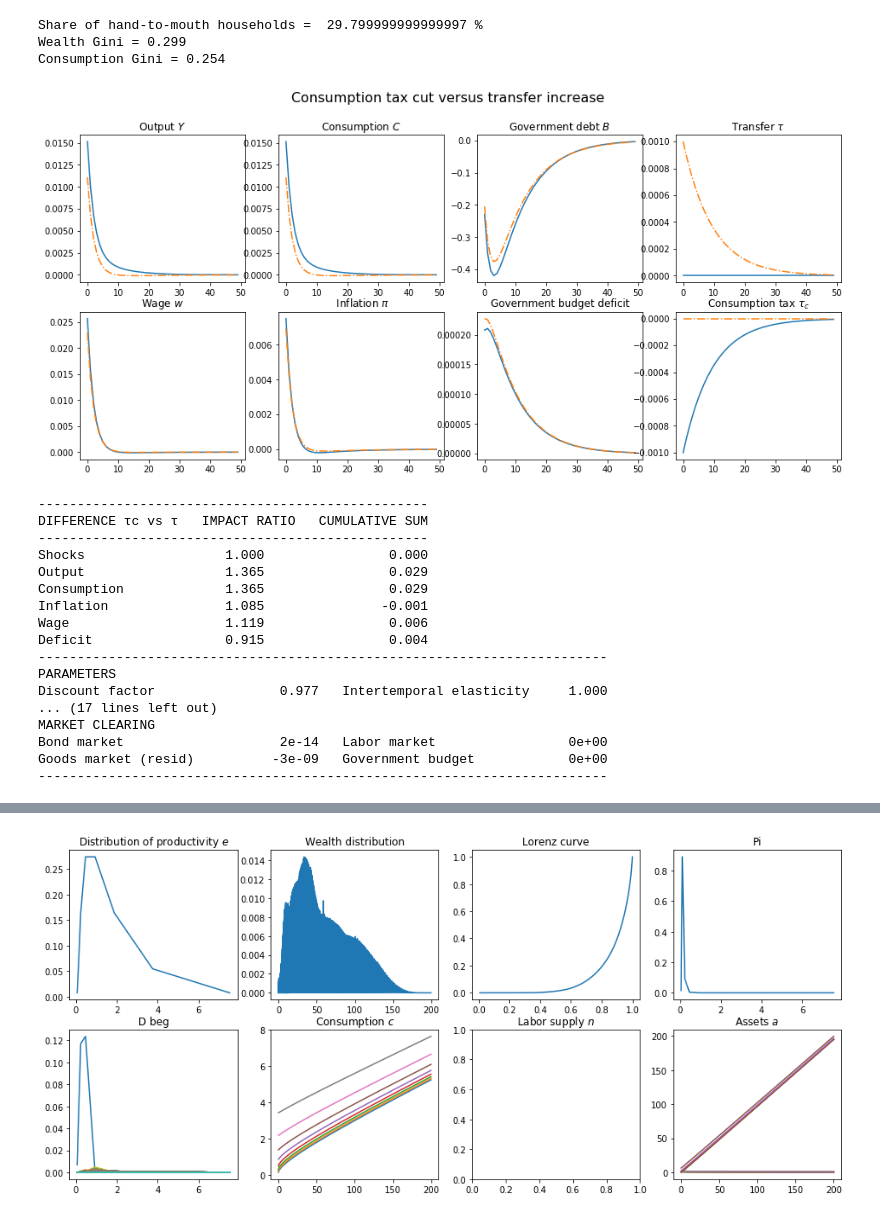
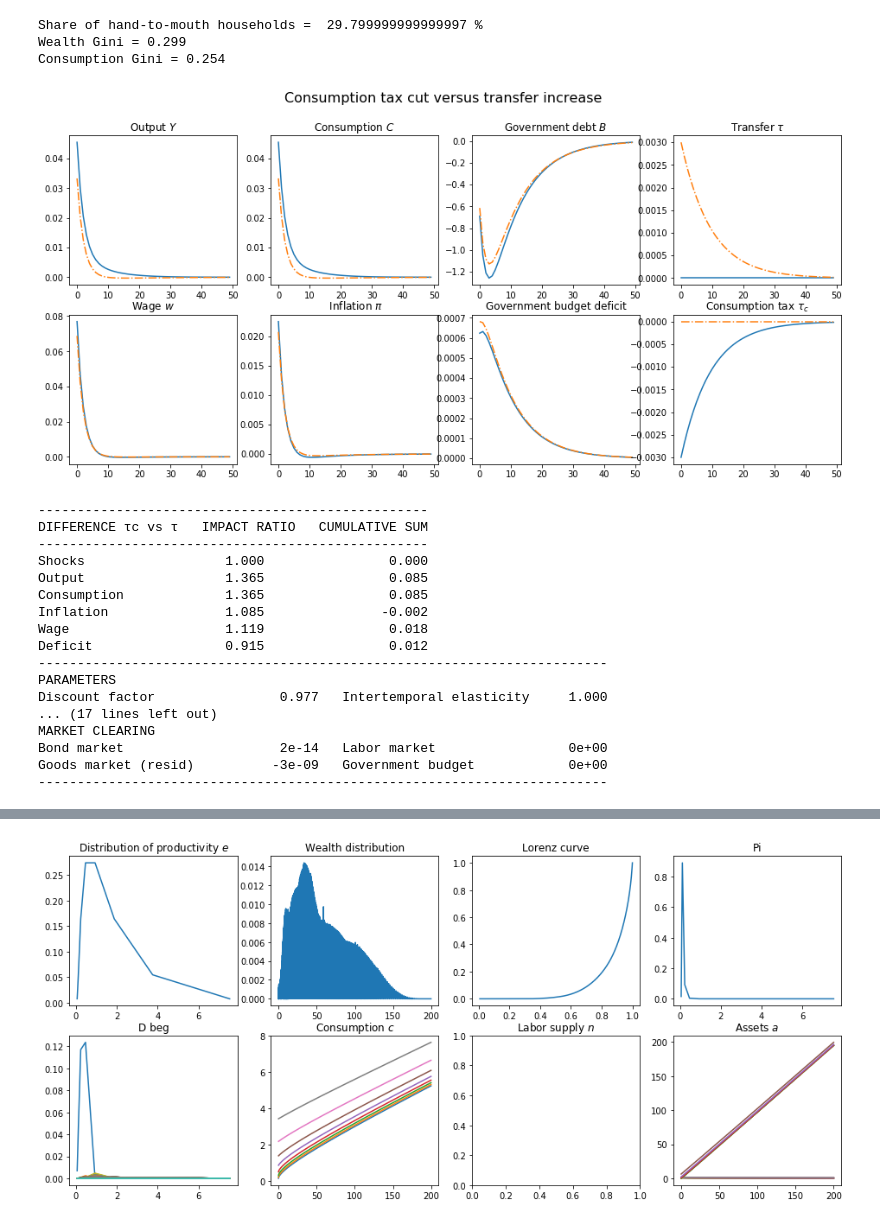
Before and after one commit to danmrc/sequence-jacobian, a Jupyter notebook: notebooks/1 Exogenous transfer + taxes.ipynb, the cells around one changed output, grey strips where cells are left out. Cells and saved outputs as stored; diff of their text form; code cells hidden in the pictures.

```diff
--- a/notebooks/1 Exogenous transfer + taxes.ipynb
+++ b/notebooks/1 Exogenous transfer + taxes.ipynb
@@ -240,8 +240,8 @@ Consumption Gini = 0.254
 # Impulse response functions
 rhos = 0.9
 drstar = -0.02 * rhos ** (np.arange(T)[:, np.newaxis])
-dtstar = 0.01 * rhos ** (np.arange(T)[:, np.newaxis])
-dtauc = - 0.01 * rhos ** (np.arange(T)[:, np.newaxis])
+dtstar = 0.03 * rhos ** (np.arange(T)[:, np.newaxis])
+dtauc = - 0.03 * rhos ** (np.arange(T)[:, np.newaxis])
 
 dY = [G['Y']['rstar'] @ drstar, G['Y']['tauc'] @ dtauc, G['Y']['Transfer'] @ dtstar]
 dC = [G['C']['rstar'] @ drstar, G['C']['tauc'] @ dtauc, G['C']['Transfer'] @ dtstar]
@@ -251,7 +251,7 @@ dw = [G['w']['rstar'] @ drstar, G['w']['tauc'] @ dtauc, G['w']['Transfer'] @ dts
 dP = [G['pi']['rstar'] @ drstar, G['pi']['tauc'] @ dtauc, G['pi']['Transfer'] @ dtstar]
 dp = [G['cpi']['rstar'] @ drstar, G['cpi']['tauc'] @ dtauc, G['cpi']['Transfer'] @ dtstar]
 dr = [G['r']['rstar'] @ drstar, G['r']['tauc'] @ dtauc, G['r']['Transfer'] @ dtstar]
-#dD = [G['Deficit']['rstar'] @ drstar, G['Deficit']['tauc'] @ dtauc, G['Deficit']['Transfer'] @ dtstar]
+dD = [G['Deficit']['rstar'] @ drstar, G['Deficit']['tauc'] @ dtauc, G['Deficit']['Transfer'] @ dtstar]
 dd = [G['Div']['rstar'] @ drstar, G['Div']['tauc'] @ dtauc, G['Div']['Transfer'] @ dtstar]
 dT = [np.zeros(T), np.zeros(T), G['Trans']['Transfer'] @ dtstar]
 di = [G['i']['rstar'] @ drstar, np.zeros(T), np.zeros(T)]
@@ -305,23 +305,25 @@ ax[1, 3].plot(np.zeros(50),'-.')
 plt.show()
 
 # Discounted cumulative sum
-#import torch
-#from torch_discounted_cumsum import discounted_cumsum_right
-#gamma = 0.99
-#x = torch.ones(1, T).cuda()
-#y = discounted_cumsum_right(x, gamma)
-#print(y)
+cumtau, cumY, cumC, cumP, cumW, cumD = np.zeros(T),np.zeros(T),np.zeros(T),np.zeros(T),np.zeros(T),np.zeros(T)
+discount = (1 / (1 + ss['r']))
+#discount = ss['beta']
+for i in range(T):
+    cumtau[i] = discount ** i * (dtauc[i] + dT[2][i, :])
+    cumY[i] = discount ** i * (dY[1][i, :] - dY[2][i, :])
+    cumC[i] = discount ** i * (dC[1][i, :] - dC[2][i, :])
+    cumP[i] = discount ** i * (dP[1][i, :] - dP[2][i, :])
+    cumW[i] = discount ** i * (dw[1][i, :] - dw[2][i, :])
+    cumD[i] = discount ** i * (dD[1][i, :] - dD[2][i, :])
 
 # Show difference between consumption tax and transfers
 dif = [['DIFFERENCE \u03C4c vs \u03C4','IMPACT RATIO','CUMULATIVE SUM'],
-      ['Shocks',np.ndarray.item(- (dtauc[:1] * ss['tauc']) / (dT[2][:1, :] * ss['Trans'])),
-       - np.sum(dtauc) - np.sum(dT[2][:300])],
-      ['Output',np.ndarray.item(dY[1][:1, :] / dY[2][:1, :]),
-       (np.sum(dY[1][:300, :]) - np.sum(dY[2][:300, :])) * ss['Y'] * 1],
-      ['Consumption',np.ndarray.item(dC[1][:1, :] / dC[2][:1, :]), np.sum(dC[1][:300, :]) - np.sum(dC[2][:300, :])],
-      ['Inflation',np.ndarray.item(dP[1][:1, :] / dP[2][:1, :]), np.sum(dP[1][:300, :]) - np.sum(dP[2][:300, :])],
-      ['Wage',np.ndarray.item(dw[1][:1, :] / dw[2][:1, :]), np.sum(dw[1][:300, :]) - np.sum(dw[2][:300, :])],
-      ['Deficit',np.ndarray.item(dD[1][:1, :] / dD[2][:1, :]), np.sum(dD[1][:300, :]) - np.sum(dD[2][:300, :])]]
+      ['Shocks',np.ndarray.item(- (dtauc[:1] * ss['tauc']) / (dT[2][:1, :] * ss['Trans'])),np.sum(cumtau)],
+      ['Output',np.ndarray.item(dY[1][:1, :] / dY[2][:1, :]), np.sum(cumY) * ss['Y']],
+      ['Consumption',np.ndarray.item(dC[1][:1, :] / dC[2][:1, :]), np.sum(cumC)],
+      ['Inflation',np.ndarray.item(dP[1][:1, :] / dP[2][:1, :]), np.sum(cumP)],
+      ['Wage',np.ndarray.item(dw[1][:1, :] / dw[2][:1, :]), np.sum(cumW)],
+      ['Deficit',np.ndarray.item(dD[1][:1, :] / dD[2][:1, :]), np.sum(cumD)]]
 dash = '-' * 50
 for i in range(len(dif)):
     if i == 0:
@@ -340,43 +342,43 @@ ss_param = [['Discount factor', ss['beta'], 'Intertemporal elasticity', ss['gamm
 
 ss_var = [['Output', ss['Y'], 'Government debt', ss['A']],
         ['Consumption', ss['C'], 'Transfers', ss['Transfer']],
         ['Hours', ss['N'], 'Dividends', ss['Div']],
         ['Wage', ss['w'], 'Marginal cost', ss['w'] / ss['Z']],
         ['Inflation', ss['pi'], 'Consumption tax revenue', ss['tauc'] * ss['C']],
         ['Nominal interest rate', ss['r']*(1+ss['pi']), 'Labor tax revenue', ss['taun']*ss['N']*ss['w']],
         ['Real interest rate', ss['r'], 'Debt servicing  cost', ss['r'] * ss['A']]]
 
 ss_mom = [['Share of hand-to-mouth', htm, 'Gini index', gini_wealth]]
 
 ss_mkt = [['Bond market', ss['asset_mkt'], 'Labor market', ss['labor_mkt']],
           ['Goods market (resid)', ss['goods_mkt'], 'Government budget', ss['govt_res']]]
 
 dash = '-' * 73
 print(dash)
 print('PARAMETERS')
 for i in range(len(ss_param)):
       print('{:<24s}{:>12.3f}   {:24s}{:>10.3f}'.format(ss_param[i][0],ss_param[i][1],ss_param[i][2],ss_param[i][3]))
 print('\nAGGREGATE VARIABLES IN STEADY STATE')
 for i in range(len(ss_var)):
       print('{:<24s}{:>12.3f}   {:24s}{:>10.3f}'.format(ss_var[i][0],ss_var[i][1],ss_var[i][2],ss_var[i][3]))
 print('\nDISTRIBUTIONAL VARIABLES IN STEADY STATE')
 for i in range(len(ss_mom)):
       print('{:<24s}{:>12.3f}   {:24s}{:>10.3f}'.format(ss_mom[i][0],ss_mom[i][1],ss_mom[i][2],ss_mom[i][3]))
 print('\nMARKET CLEARING')
 for i in range(len(ss_mkt)):
       print('{:<24s}{:>12.0e}   {:24s}{:>10.0e}'.format(ss_mkt[i][0],ss_mkt[i][1],ss_mkt[i][2],ss_mkt[i][3]))
 print(dash)
 # %% [output]
-[figure, old version]
+[figure, new version]
 --------------------------------------------------
 DIFFERENCE τc vs τ   IMPACT RATIO   CUMULATIVE SUM
 --------------------------------------------------
 Shocks                  1.000                0.000
-Output                  1.365                0.029
-Consumption             1.365                0.029
-Inflation               1.085               -0.001
-Wage                    1.119                0.006
-Deficit                 0.915                0.004
+Output                  1.365                0.085
+Consumption             1.365                0.085
+Inflation               1.085               -0.002
+Wage                    1.119                0.018
+Deficit                 0.915                0.012
 -------------------------------------------------------------------------
 PARAMETERS
 Discount factor                0.977   Intertemporal elasticity     1.000
```
Also changed, not shown: parts of 3 cells of this notebook.
